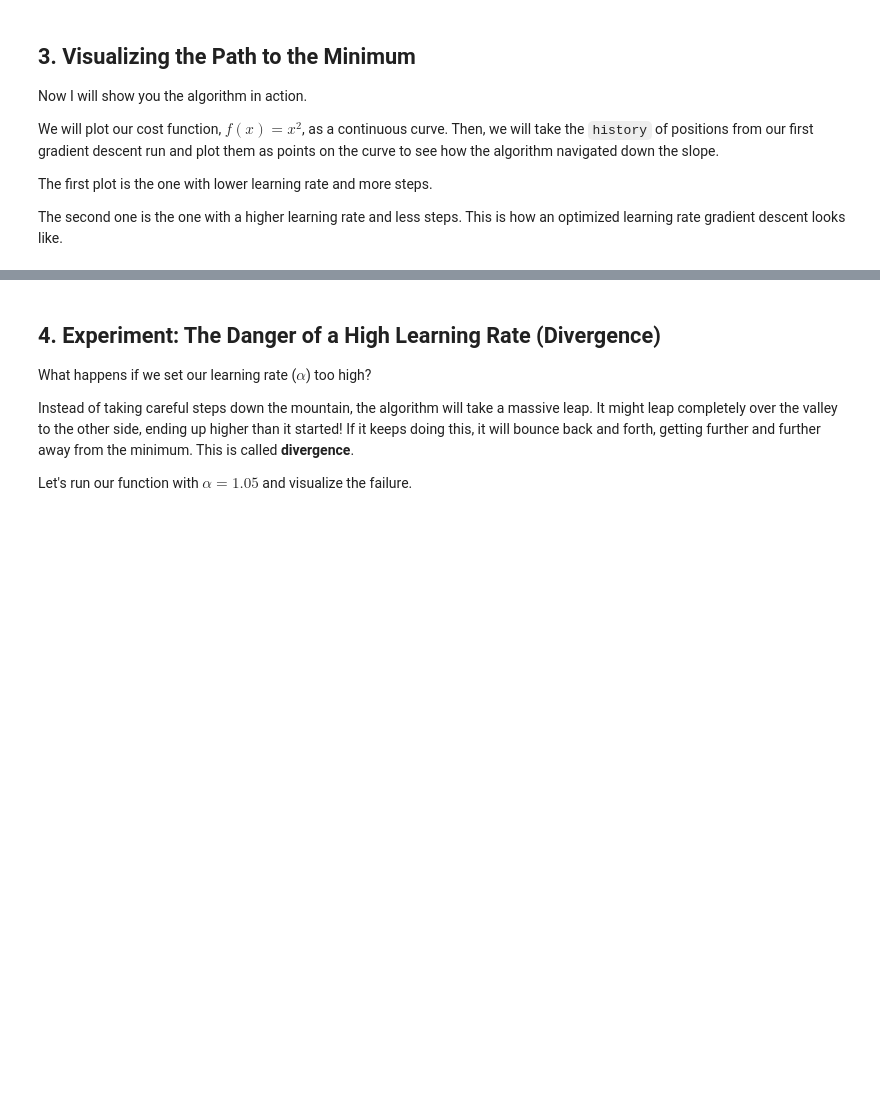
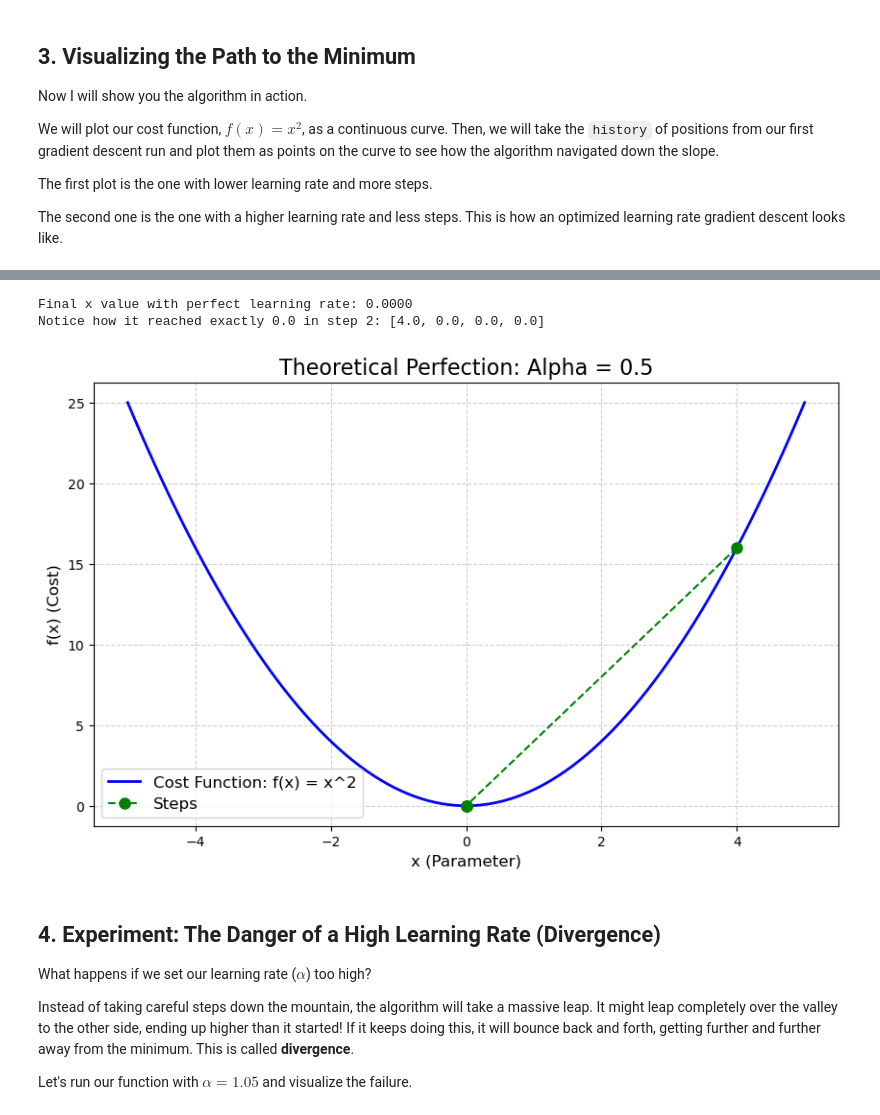
Before and after one commit to RumenMoysev/Softuni-math-concepts-final, a Jupyter notebook: gradient_descent_explainer.ipynb, the cells around one changed output, grey strips where cells are left out. Saved outputs shown, nothing was run; the diff lists cells and outputs as text; code cells hidden in the pictures; blank space fills up the shorter version.

```diff
--- a/gradient_descent_explainer.ipynb
+++ b/gradient_descent_explainer.ipynb
@@ -188,3 +163,15 @@ plot_gradient_descent(step_history_second, title="Gradient Descent: Successful O
+# %%
+# The "Perfect" Scenario
+final_x_perfect, step_history_perfect, elapsed_time_perfect = gradient_descent(starting_x=4.0, learning_rate=0.5, num_iterations=3)
+
+print(f"Final x value with perfect learning rate: {final_x_perfect:.4f}")
+print(f"Notice how it reached exactly 0.0 in step 2: {step_history_perfect}")
+
+plot_gradient_descent(step_history_perfect, f=f, title="Theoretical Perfection: Alpha = 0.5", path_color="green")
+# %% [output]
+Final x value with perfect learning rate: 0.0000
+Notice how it reached exactly 0.0 in step 2: [4.0, 0.0, 0.0, 0.0]
+[figure, added]
 # %% [markdown]
 ## 4. Experiment: The Danger of a High Learning Rate (Divergence)
 
```
Also changed, not shown: parts of 10 cells of this notebook, 2 other files.
